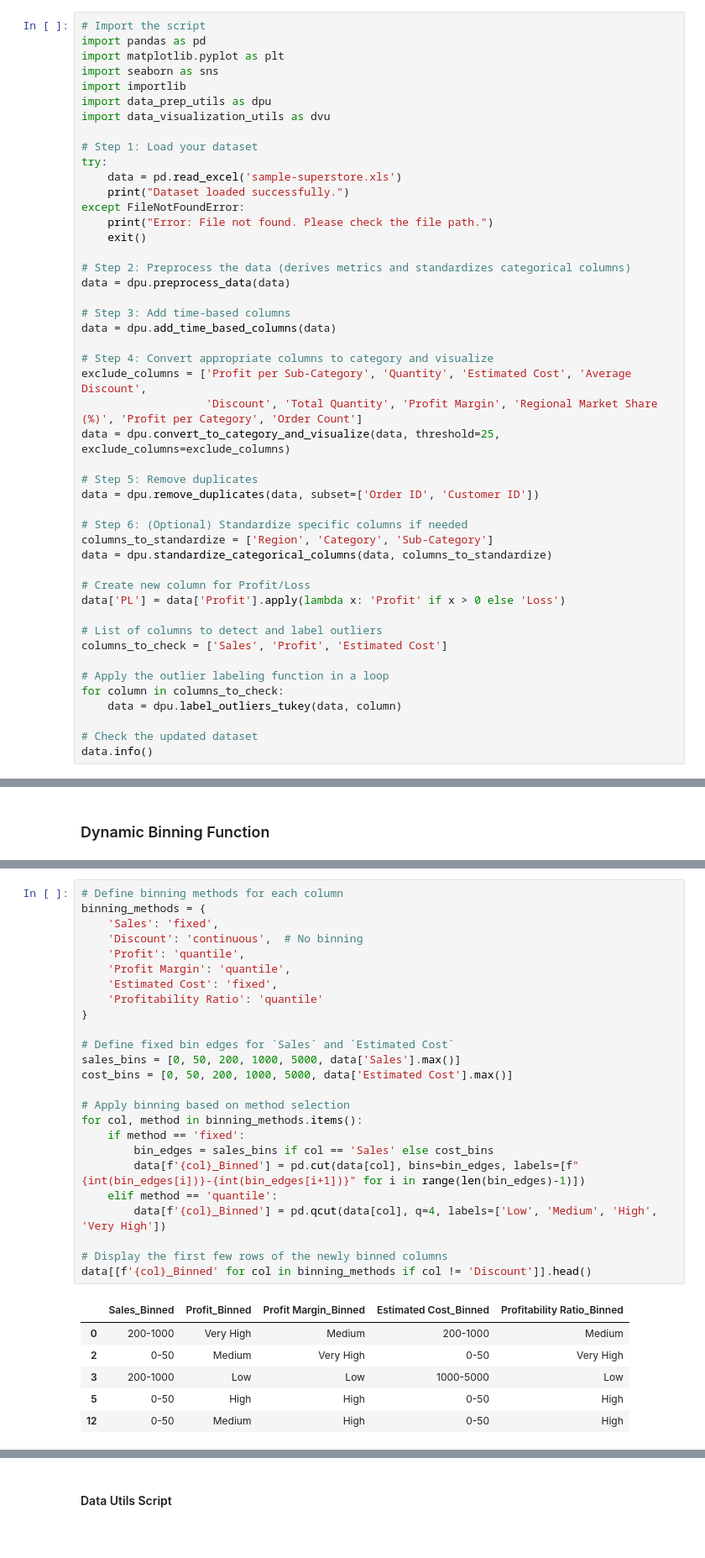
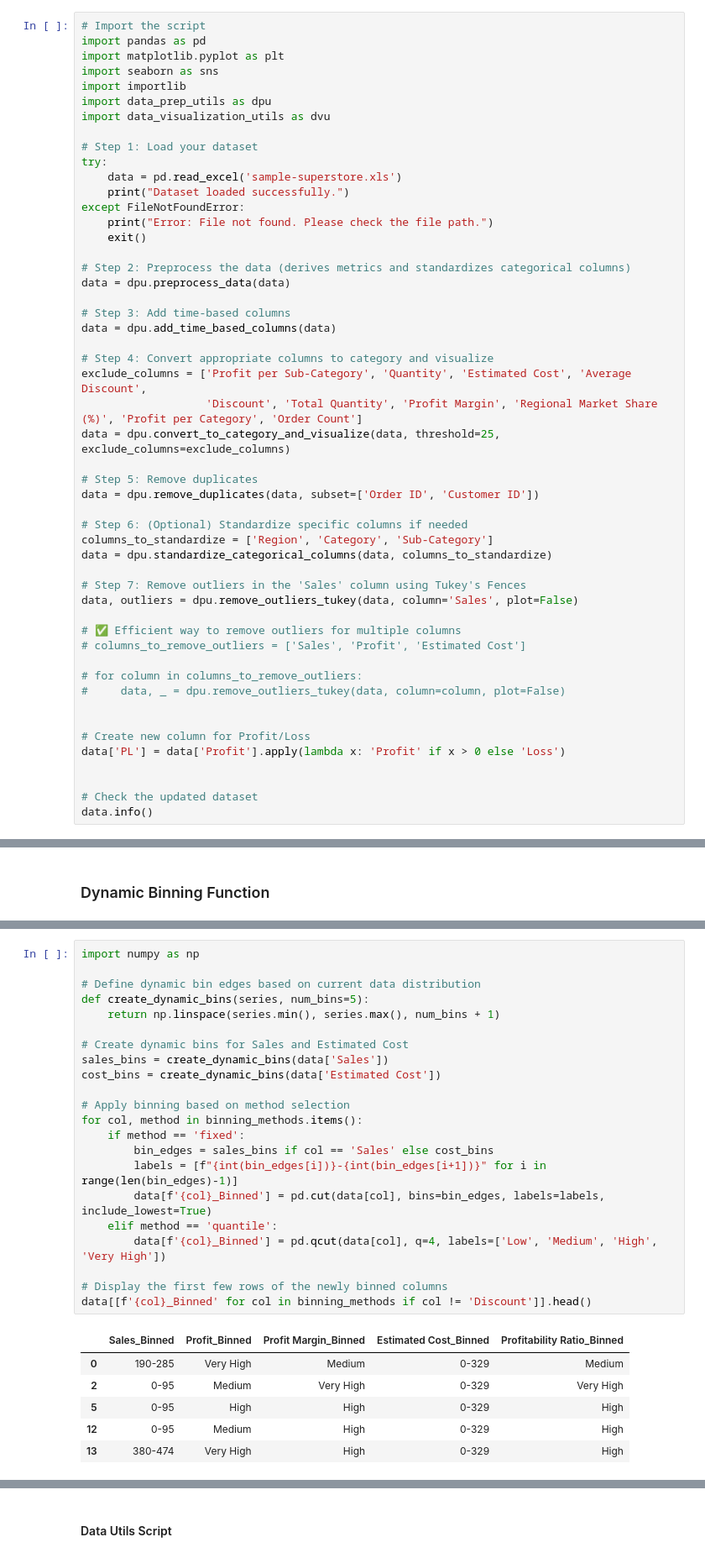
Before and after one commit to micah-shull/superstore, a Jupyter notebook: 010_superstore_clustering_prep_bin&drop_columns.ipynb, the cells around one changed output, grey strips where cells are left out. Shown: that part at 84% size. Drawn from its saved outputs; the diff is of its cells as text.

```diff
--- a/010_superstore_clustering_prep_bin&drop_columns.ipynb
+++ b/010_superstore_clustering_prep_bin&drop_columns.ipynb
@@ -37,15 +37,19 @@ data = dpu.remove_duplicates(data, subset=['Order ID', 'Customer ID'])
 columns_to_standardize = ['Region', 'Category', 'Sub-Category']
 data = dpu.standardize_categorical_columns(data, columns_to_standardize)
 
+# Step 7: Remove outliers in the 'Sales' column using Tukey's Fences
+data, outliers = dpu.remove_outliers_tukey(data, column='Sales', plot=False)
+
+# ✅ Efficient way to remove outliers for multiple columns
+# columns_to_remove_outliers = ['Sales', 'Profit', 'Estimated Cost']
+
+# for column in columns_to_remove_outliers:
+#     data, _ = dpu.remove_outliers_tukey(data, column=column, plot=False)
+
+
 # Create new column for Profit/Loss
 data['PL'] = data['Profit'].apply(lambda x: 'Profit' if x > 0 else 'Loss')
 
-# List of columns to detect and label outliers
-columns_to_check = ['Sales', 'Profit', 'Estimated Cost']
-
-# Apply the outlier labeling function in a loop
-for column in columns_to_check:
-    data = dpu.label_outliers_tukey(data, column)
 
 # Check the updated dataset
 data.info()
@@ -231,35 +210,32 @@ def bin_numeric_column(data, column, n_bins=5):
 # %%
-# Define binning methods for each column
-binning_methods = {
-    'Sales': 'fixed',
-    'Discount': 'continuous',  # No binning
-    'Profit': 'quantile',
-    'Profit Margin': 'quantile',
-    'Estimated Cost': 'fixed',
-    'Profitability Ratio': 'quantile'
-}
+import numpy as np
 
-# Define fixed bin edges for `Sales` and `Estimated Cost`
-sales_bins = [0, 50, 200, 1000, 5000, data['Sales'].max()]
-cost_bins = [0, 50, 200, 1000, 5000, data['Estimated Cost'].max()]
+# Define dynamic bin edges based on current data distribution
+def create_dynamic_bins(series, num_bins=5):
+    return np.linspace(series.min(), series.max(), num_bins + 1)
+
+# Create dynamic bins for Sales and Estimated Cost
+sales_bins = create_dynamic_bins(data['Sales'])
+cost_bins = create_dynamic_bins(data['Estimated Cost'])
 
 # Apply binning based on method selection
 for col, method in binning_methods.items():
     if method == 'fixed':
         bin_edges = sales_bins if col == 'Sales' else cost_bins
-        data[f'{col}_Binned'] = pd.cut(data[col], bins=bin_edges, labels=[f"{int(bin_edges[i])}-{int(bin_edges[i+1])}" for i in range(len(bin_edges)-1)])
+        labels = [f"{int(bin_edges[i])}-{int(bin_edges[i+1])}" for i in range(len(bin_edges)-1)]
+        data[f'{col}_Binned'] = pd.cut(data[col], bins=bin_edges, labels=labels, include_lowest=True)
     elif method == 'quantile':
         data[f'{col}_Binned'] = pd.qcut(data[col], q=4, labels=['Low', 'Medium', 'High', 'Very High'])
 
 # Display the first few rows of the newly binned columns
 data[[f'{col}_Binned' for col in binning_methods if col != 'Discount']].head()
 # %% [output]
 |  | Sales_Binned | Profit_Binned | Profit Margin_Binned | Estimated Cost_Binned | Profitability Ratio_Binned |
-| 0 | 200-1000 | Very High | Medium | 200-1000 | Medium |
-| 2 | 0-50 | Medium | Very High | 0-50 | Very High |
-| 3 | 200-1000 | Low | Low | 1000-5000 | Low |
-| 5 | 0-50 | High | High | 0-50 | High |
-| 12 | 0-50 | Medium | High | 0-50 | High |
+| 0 | 190-285 | Very High | Medium | 0-329 | Medium |
+| 2 | 0-95 | Medium | Very High | 0-329 | Very High |
+| 5 | 0-95 | High | High | 0-329 | High |
+| 12 | 0-95 | Medium | High | 0-329 | High |
+| 13 | 380-474 | Very High | High | 0-329 | High |
 # %%
 def plot_binned_distribution_grid(data, columns, hue="PL", grid_size=(2, 3)):
     """
```
Also changed, not shown: parts of 9 cells of this notebook.
